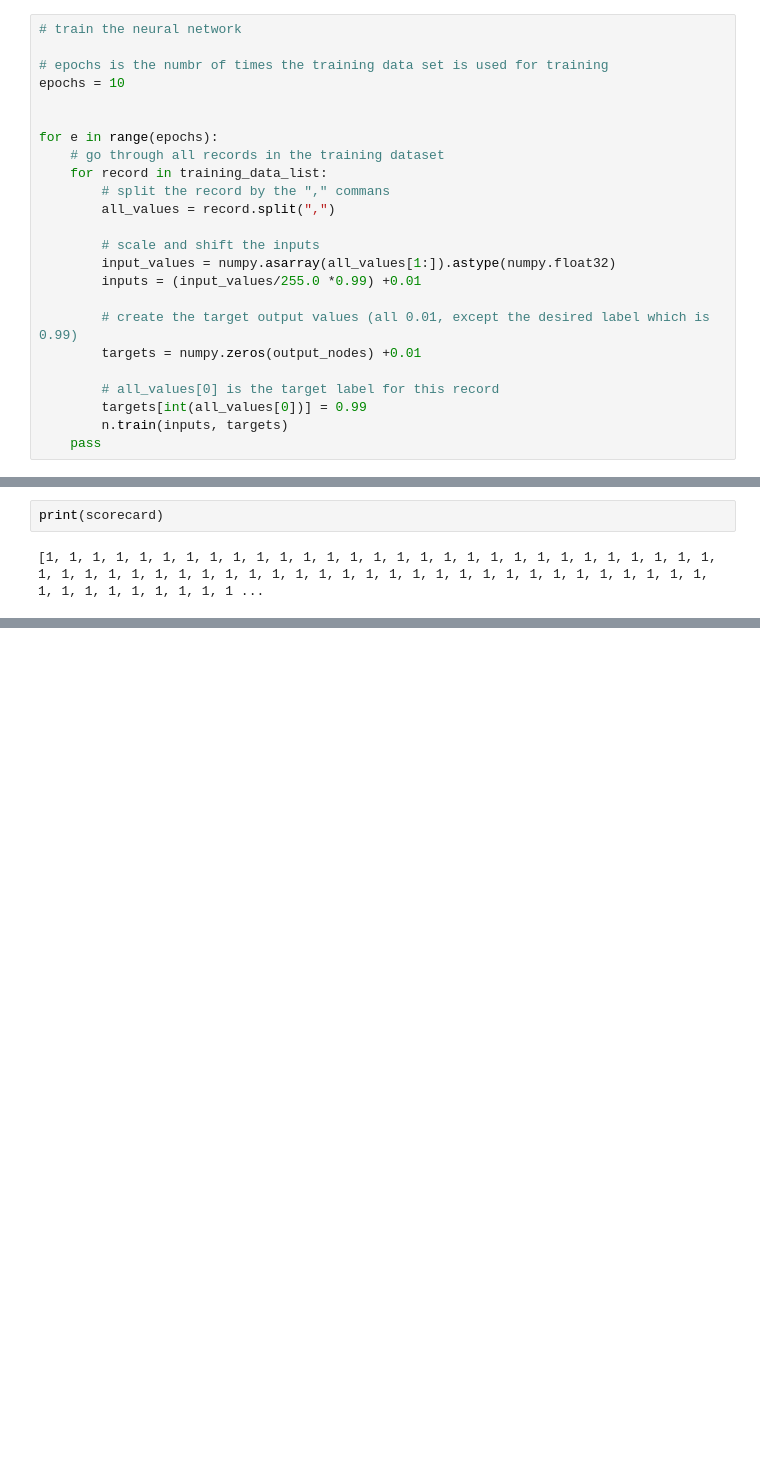
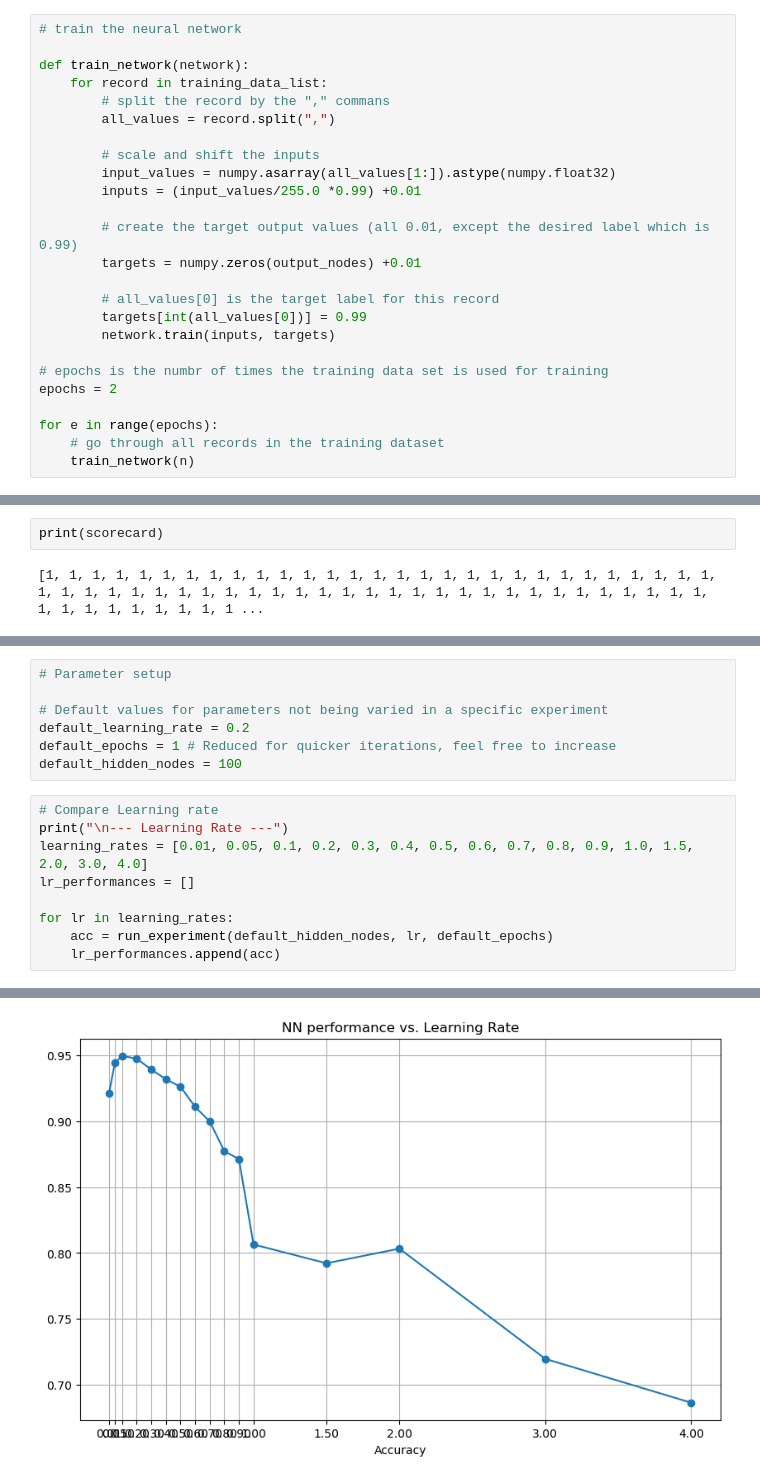
Before and after one commit to padraicohora/make-your-own-nureal-network, a Jupyter notebook: nn.ipynb, the cells around one changed output, grey strips where cells are left out. Cells and saved outputs as stored; diff of their text form; blank space fills up the shorter version.

Commit message:
created performance graphs

```diff
--- a/nn.ipynb
+++ b/nn.ipynb
@@ -110,12 +111,7 @@ if len(training_data_list) > 0:
 # %%
 # train the neural network
 
-# epochs is the numbr of times the training data set is used for training
-epochs = 10
-
-
-for e in range(epochs):
-    # go through all records in the training dataset
+def train_network(network):
     for record in training_data_list:
         # split the record by the "," commans
         all_values = record.split(",")
@@ -129,8 +125,14 @@ for e in range(epochs):
 
         # all_values[0] is the target label for this record
         targets[int(all_values[0])] = 0.99
-        n.train(inputs, targets)
-    pass
+        network.train(inputs, targets)
+
+# epochs is the numbr of times the training data set is used for training
+epochs = 2
+
+for e in range(epochs):
+    # go through all records in the training dataset
+    train_network(n)
 # %%
 # load the mnist test data CSV file into a list
 # test_data_file = open("data/mnist_test_10.csv", "r")
@@ -238,0 +265,17 @@ performance =  0.9616
+# %%
+# Parameter setup
+
+# Default values for parameters not being varied in a specific experiment
+default_learning_rate = 0.2
+default_epochs = 1 # Reduced for quicker iterations, feel free to increase
+default_hidden_nodes = 100
+# %%
+# Compare Learning rate
+print("\n--- Learning Rate ---")
+learning_rates = [0.01, 0.05, 0.1, 0.2, 0.3, 0.4, 0.5, 0.6, 0.7, 0.8, 0.9, 1.0, 1.5, 2.0, 3.0, 4.0]
+lr_performances = []
+
+for lr in learning_rates:
+    acc = run_experiment(default_hidden_nodes, lr, default_epochs)
+    lr_performances.append(acc)
+# %% [output]
@@ -238,0 +299 @@ performance =  0.9616
+[figure, added]
```
Also changed, not shown: parts of 15 cells of this notebook, 1 other file.
